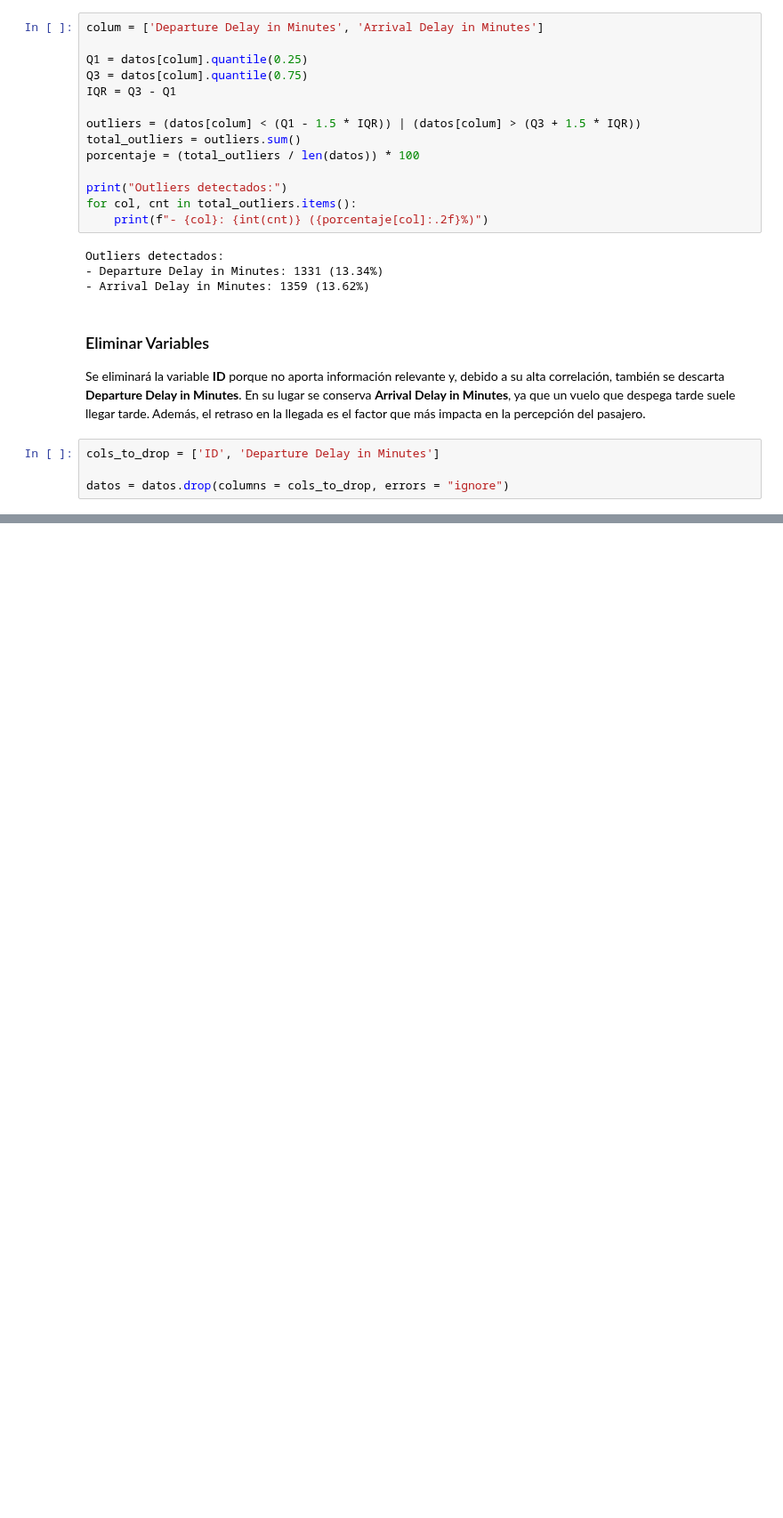
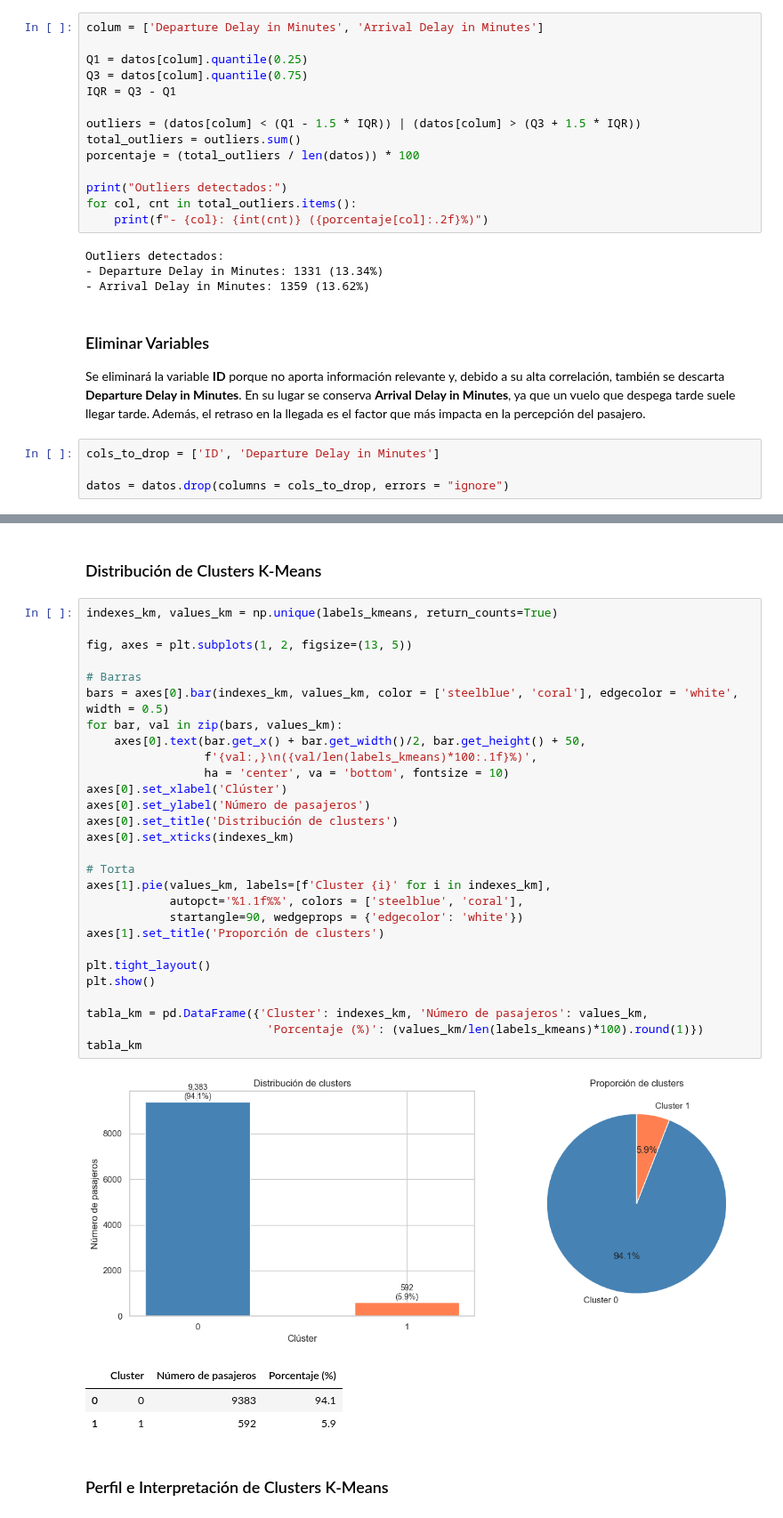
Before and after one commit to estefania-garcia/L4-Tarea-de-Agrupacion, a Jupyter notebook: Laboratorio 4.ipynb, the cells around one changed output, grey strips where cells are left out. Shown at 89% size. Cells and saved outputs as stored; diff of their text form; blank space fills up the shorter version.

```diff
--- a/Laboratorio 4.ipynb
+++ b/Laboratorio 4.ipynb
@@ -308,0 +400,37 @@ K óptimo según Silhouette: 2
+# %% [markdown]
+### Distribución de Clusters K-Means
+# %%
+indexes_km, values_km = np.unique(labels_kmeans, return_counts=True)
+
+fig, axes = plt.subplots(1, 2, figsize=(13, 5))
+
+# Barras
+bars = axes[0].bar(indexes_km, values_km, color = ['steelblue', 'coral'], edgecolor = 'white', width = 0.5)
+for bar, val in zip(bars, values_km):
+    axes[0].text(bar.get_x() + bar.get_width()/2, bar.get_height() + 50,
+                 f'{val:,}\n({val/len(labels_kmeans)*100:.1f}%)',
+                 ha = 'center', va = 'bottom', fontsize = 10)
+axes[0].set_xlabel('Clúster')
+axes[0].set_ylabel('Número de pasajeros')
+axes[0].set_title('Distribución de clusters')
+axes[0].set_xticks(indexes_km)
+
+# Torta
+axes[1].pie(values_km, labels=[f'Cluster {i}' for i in indexes_km],
+            autopct='%1.1f%%', colors = ['steelblue', 'coral'],
+            startangle=90, wedgeprops = {'edgecolor': 'white'})
+axes[1].set_title('Proporción de clusters')
+
+plt.tight_layout()
+plt.show()
+
+tabla_km = pd.DataFrame({'Cluster': indexes_km, 'Número de pasajeros': values_km,
+                          'Porcentaje (%)': (values_km/len(labels_kmeans)*100).round(1)})
+tabla_km
+# %% [output]
+[figure, added]
+|  | Cluster | Número de pasajeros | Porcentaje (%) |
+| 0 | 0 | 9383 | 94.1 |
+| 1 | 1 | 592 | 5.9 |
+# %% [markdown]
+### Perfil e Interpretación de Clusters K-Means
```
Also changed, not shown: parts of 41 cells of this notebook.
